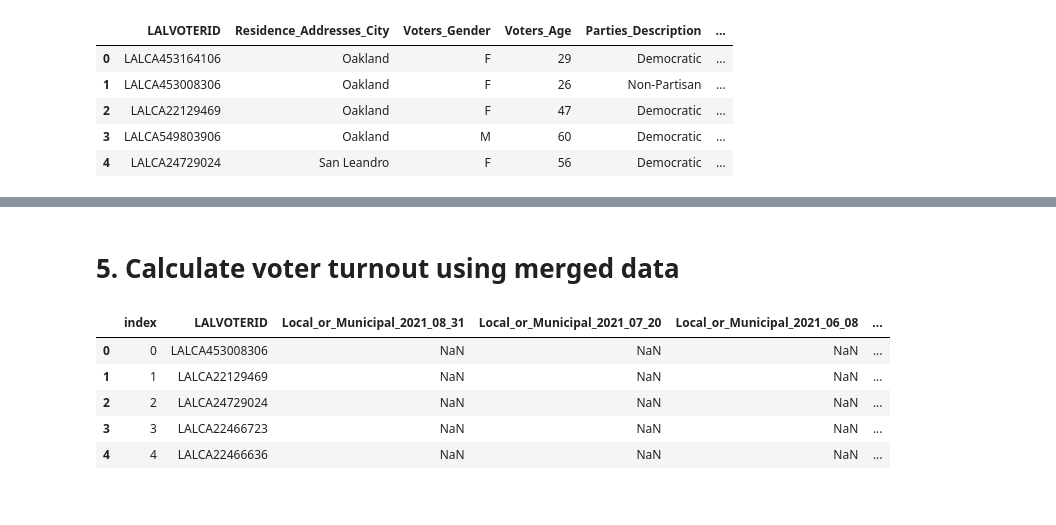
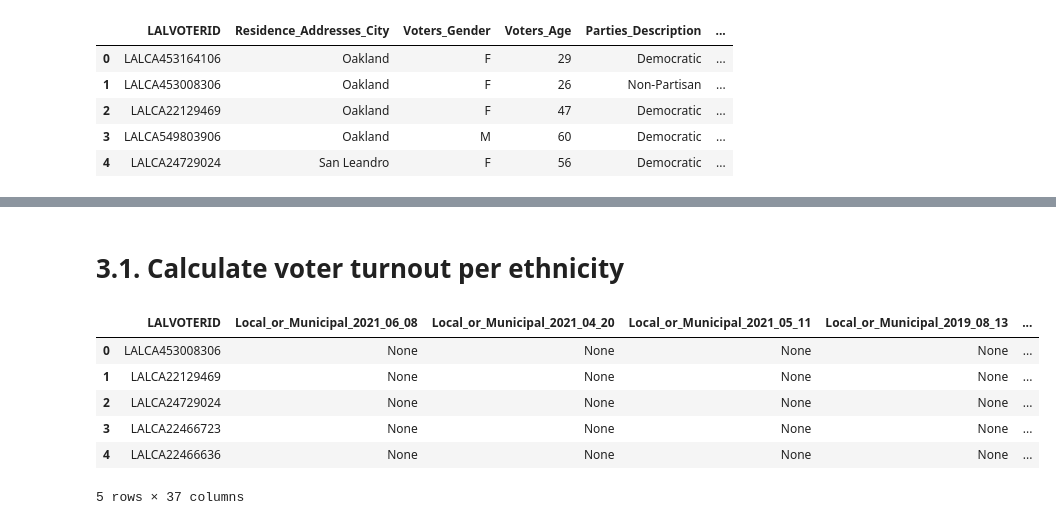
Before and after one commit to jnshzk/capstone, a Jupyter notebook: combine_demographic_vote_history.ipynb, the cells around one changed output, grey strips where cells are left out. Saved outputs shown, nothing was run; the diff lists cells and outputs as text; code cells hidden in the pictures.

```diff
--- a/combine_demographic_vote_history.ipynb
+++ b/combine_demographic_vote_history.ipynb
@@ -667,7 +189,7 @@ GE_LM_dates_df.to_parquet('VM2--CA--2022-04-25-GE_LM_dates_df.parquet')
 # %%
 # load the list of election dates for each city
-GE_LM_dates_df = pd.read_parquet('VM2--CA--2022-04-25-GE_LM_dates_df.parquet')
-GE_LM_dates_df
+GE_LM_dates_list = pd.read_parquet(f'{filepath}{elec_dates_filename}')
+GE_LM_dates_list
 # %% [output]
 |  | city | GE_dates | LM_dates |
 | 0 | Oakland | [General_2020_11_03, General_2018... | [Local_or_Municipal_2020_08_03, L... |
@@ -689,9 +211,9 @@ GE_LM_dates_df
 # %%
 e_dates = set()
-for v in GE_LM_dates_df['GE_dates']:
+for v in GE_LM_dates_list['GE_dates']:
     for vv in v:
         e_dates.add(vv)
-for v in GE_LM_dates_df['LM_dates'] :
+for v in GE_LM_dates_list['LM_dates'] :
     for vv in v:
         e_dates.add(vv)
 # %%
@@ -734,0 +268,7 @@ state_voterhistory_4_dates.head(5)
+# %%
+needed_variables = ['LALVOTERID'] + list(e_dates)
+
+state_voterhistory_4_dates = pd.read_parquet(f'{filepath}{VOTE_filename}',
+                                             columns=needed_variables)
+
+state_voterhistory_4_dates.head(5)
@@ -756,4 +306,4 @@ merged_file.to_parquet('VM2--CA--2022-04-25-merged_VOTE_DEMO.parquet')
 # %% [markdown]
-# 5. Calculate voter turnout using merged data
+# 3.1. Calculate voter turnout per ethnicity
 # %%
 # import pandas as pd
@@ -761,12 +311,21 @@ merged_file.to_parquet('VM2--CA--2022-04-25-merged_VOTE_DEMO.parquet')
+# %%
+def replace_ethnicities(df):
+    df = df.replace('East and South Asian', 'asian')
+    df = df.replace('European', 'white')
+    df = df.replace('Hispanic and Portuguese', 'hispanic')
+    df = df.replace('Likely African-American', 'black')
+    return df
 # %%
-# merged_file.head()
+merged_file = replace_ethnicities(merged_file)
+merged_file.head()
 # %% [output]
-|  | index | LALVOTERID | Local_or_Municipal_2021_08_31 | Local_or_Municipal_2021_07_20 | Local_or_Municipal_2021_06_08 | ... |
-| 0 | 0 | LALCA453008306 | NaN | NaN | NaN | ... |
-| 1 | 1 | LALCA22129469 | NaN | NaN | NaN | ... |
-| 2 | 2 | LALCA24729024 | NaN | NaN | NaN | ... |
-| 3 | 3 | LALCA22466723 | NaN | NaN | NaN | ... |
-| 4 | 4 | LALCA22466636 | NaN | NaN | NaN | ... |
+|  | LALVOTERID | Local_or_Municipal_2021_06_08 | Local_or_Municipal_2021_04_20 | Local_or_Municipal_2021_05_11 | Local_or_Municipal_2019_08_13 | ... |
+| 0 | LALCA453008306 | None | None | None | None | ... |
+| 1 | LALCA22129469 | None | None | None | None | ... |
+| 2 | LALCA24729024 | None | None | None | None | ... |
+| 3 | LALCA22466723 | None | None | None | None | ... |
+| 4 | LALCA22466636 | None | None | None | None | ... |
+5 rows × 37 columns
 # %%
 GE_cols = [col for col in merged_file.columns if col.startswith('General')]
 print(GE_cols)
```
Also changed, not shown: parts of 91 cells of this notebook.
